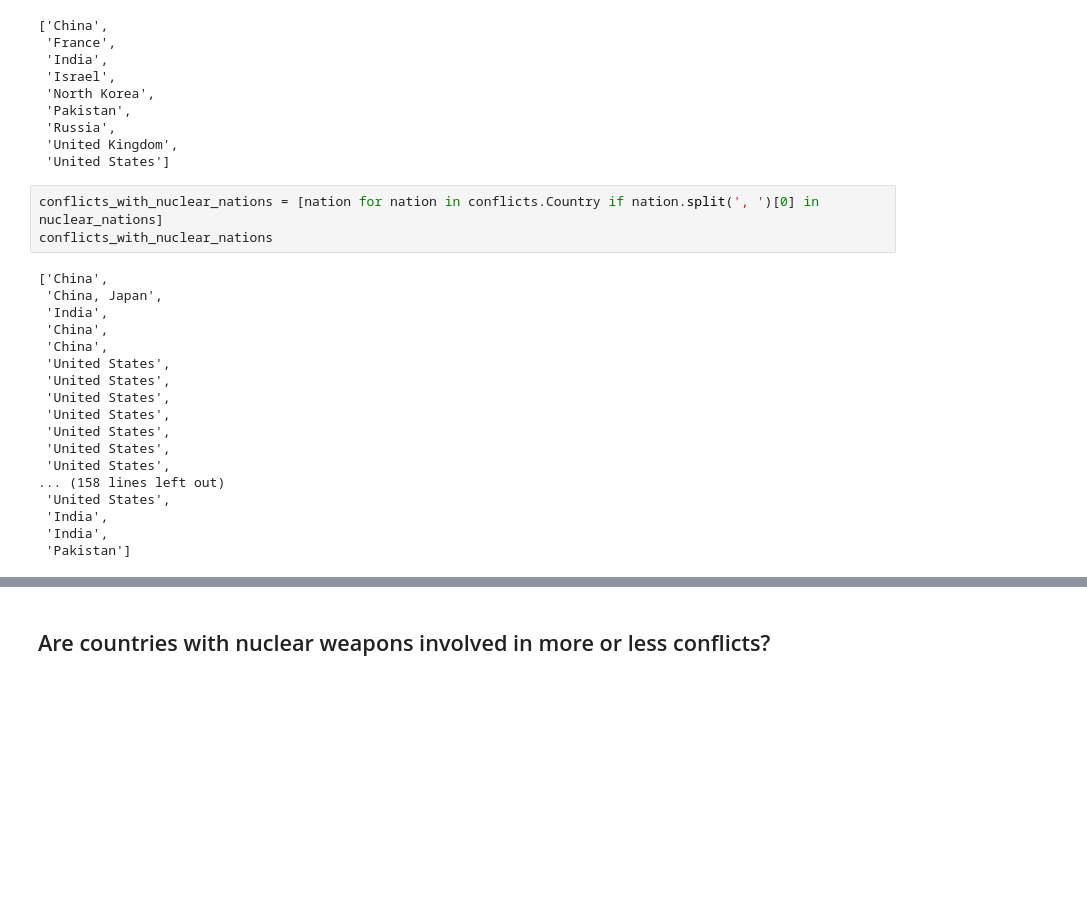
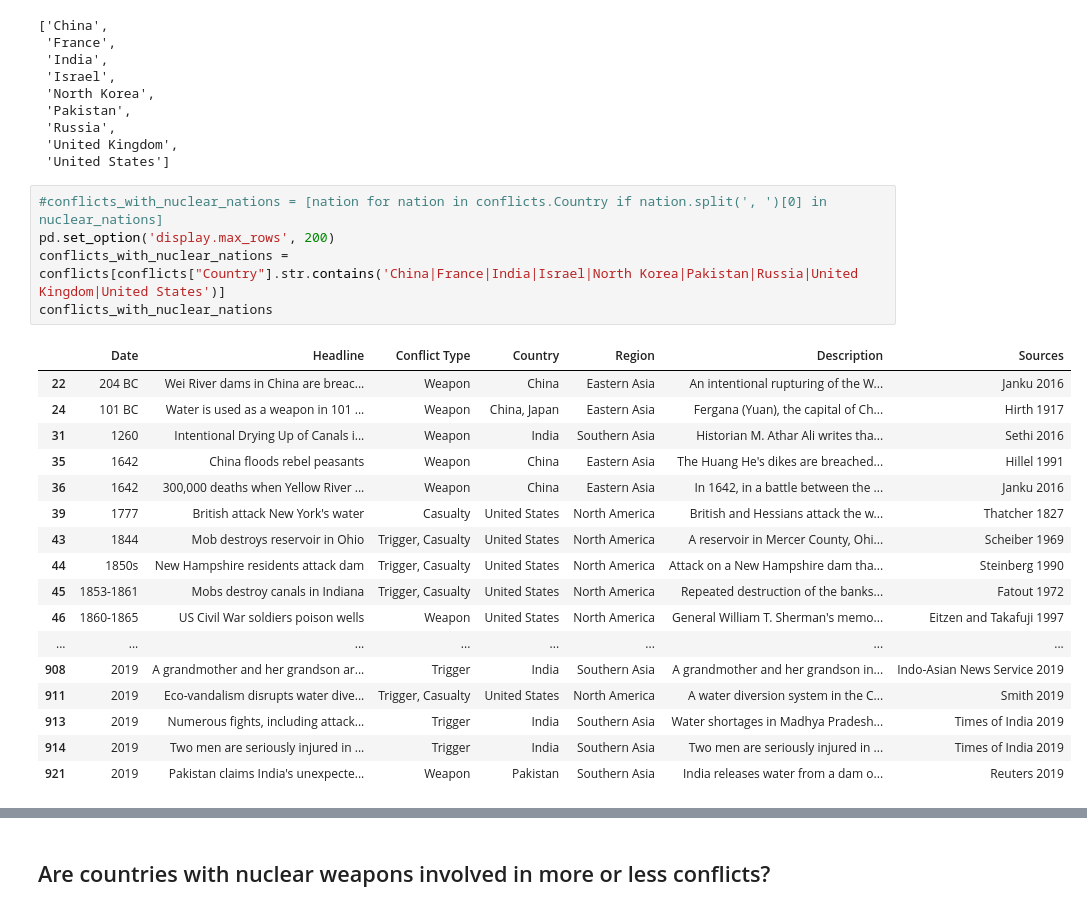
Before and after one commit to DennisRPaiva/ProjetoDatasets, a Jupyter notebook: nuclear_states_study.ipynb, the cells around one changed output, grey strips where cells are left out. Drawn from its saved outputs; the diff is of its cells as text; blank space fills up the shorter version.

```diff
--- a/nuclear_states_study.ipynb
+++ b/nuclear_states_study.ipynb
@@ -141,25 +142,27 @@ nuclear_nations
  'United Kingdom',
  'United States']
 # %%
-conflicts_with_nuclear_nations = [nation for nation in conflicts.Country if nation.split(', ')[0] in nuclear_nations]
+#conflicts_with_nuclear_nations = [nation for nation in conflicts.Country if nation.split(', ')[0] in nuclear_nations]
+pd.set_option('display.max_rows', 200)
+conflicts_with_nuclear_nations = conflicts[conflicts["Country"].str.contains('China|France|India|Israel|North Korea|Pakistan|Russia|United Kingdom|United States')]
 conflicts_with_nuclear_nations
 # %% [output]
-['China',
- 'China, Japan',
- 'India',
- 'China',
- 'China',
- 'United States',
- 'United States',
- 'United States',
- 'United States',
- 'United States',
- 'United States',
- 'United States',
-... (158 lines left out)
- 'United States',
- 'India',
- 'India',
- 'Pakistan']
+|  | Date | Headline | Conflict Type | Country | Region | Description | Sources |
+| 22 | 204 BC | Wei River dams in China are breac... | Weapon | China | Eastern Asia | An intentional rupturing of the W... | Janku 2016 |
+| 24 | 101 BC | Water is used as a weapon in 101 ... | Weapon | China, Japan | Eastern Asia | Fergana (Yuan), the capital of Ch... | Hirth 1917 |
+| 31 | 1260 | Intentional Drying Up of Canals i... | Weapon | India | Southern Asia | Historian M. Athar Ali writes tha... | Sethi 2016 |
+| 35 | 1642 | China floods rebel peasants | Weapon | China | Eastern Asia | The Huang He's dikes are breached... | Hillel 1991 |
+| 36 | 1642 | 300,000 deaths when Yellow River ... | Weapon | China | Eastern Asia | In 1642, in a battle between the ... | Janku 2016 |
+| 39 | 1777 | British attack New York's water | Casualty | United States | North America | British and Hessians attack the w... | Thatcher 1827 |
+| 43 | 1844 | Mob destroys reservoir in Ohio | Trigger, Casualty | United States | North America | A reservoir in Mercer County, Ohi... | Scheiber 1969 |
+| 44 | 1850s | New Hampshire residents attack dam | Trigger, Casualty | United States | North America | Attack on a New Hampshire dam tha... | Steinberg 1990 |
+| 45 | 1853-1861 | Mobs destroy canals in Indiana | Trigger, Casualty | United States | North America | Repeated destruction of the banks... | Fatout 1972 |
+| 46 | 1860-1865 | US Civil War soldiers poison wells | Weapon | United States | North America | General William T. Sherman's memo... | Eitzen and Takafuji 1997 |
+| ... | ... | ... | ... | ... | ... | ... | ... |
+| 908 | 2019 | A grandmother and her grandson ar... | Trigger | India | Southern Asia | A grandmother and her grandson in... | Indo-Asian News Service 2019 |
+| 911 | 2019 | Eco-vandalism disrupts water dive... | Trigger, Casualty | United States | North America | A water diversion system in the C... | Smith 2019 |
+| 913 | 2019 | Numerous fights, including attack... | Trigger | India | Southern Asia | Water shortages in Madhya Pradesh... | Times of India 2019 |
+| 914 | 2019 | Two men are seriously injured in ... | Trigger | India | Southern Asia | Two men are seriously injured in ... | Times of India 2019 |
+| 921 | 2019 | Pakistan claims India's unexpecte... | Weapon | Pakistan | Southern Asia | India releases water from a dam o... | Reuters 2019 |
 # %% [markdown]
 Question: Are nuclear States more likely to go to war with non-nuclear States?
```
Also changed, not shown: parts of 5 cells of this notebook.
